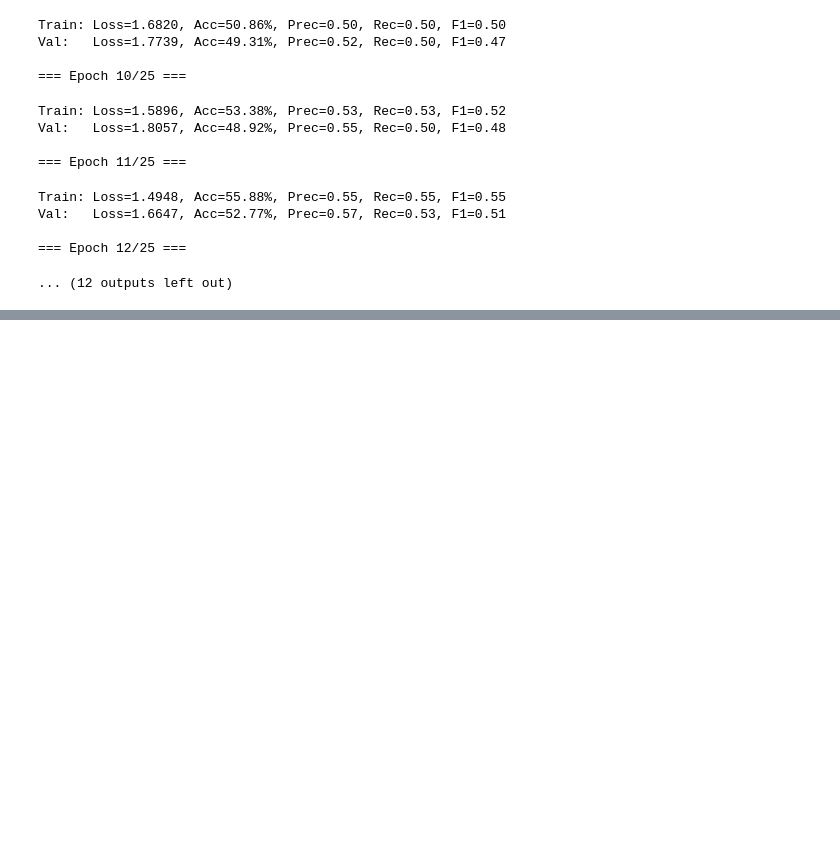
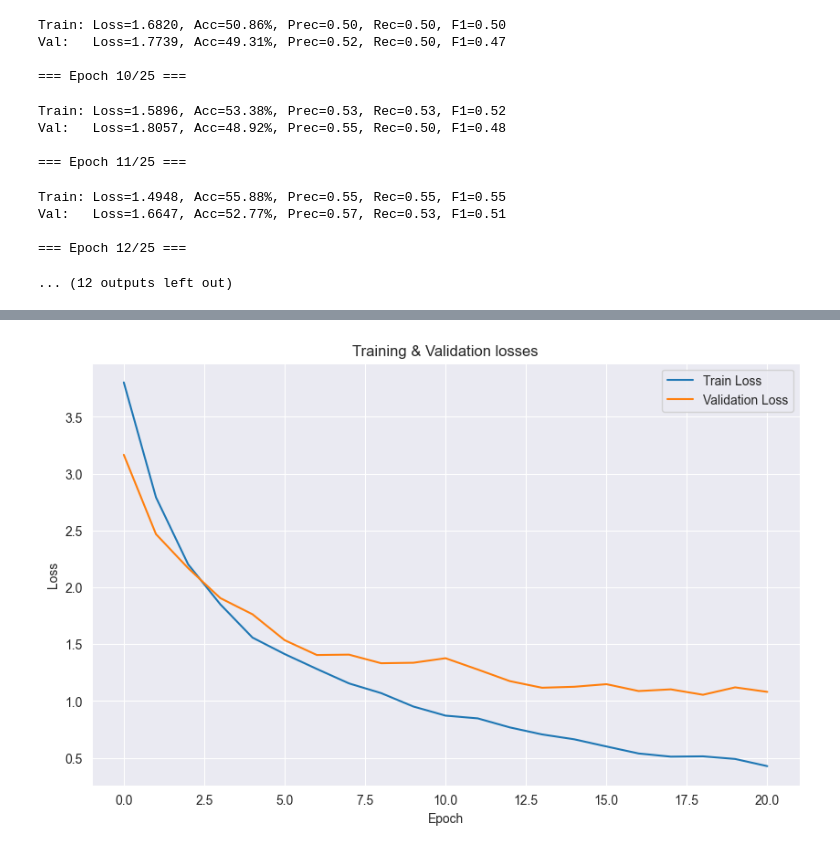
Before and after one commit to catnukh/ButterflyNet, a Jupyter notebook: hyperparams.ipynb, the cells around one changed output, grey strips where cells are left out. Cells and saved outputs as stored; diff of their text form; code cells hidden in the pictures; blank space fills up the shorter version.

```diff
--- a/hyperparams.ipynb
+++ b/hyperparams.ipynb
@@ -657,0 +717,5 @@ for key, value in trial.params.items():
+# %%
+plot_loss(train_metrics_v3["loss"],
+          val_metrics_v3["loss"])
+# %% [output]
+[figure, added]
```
Also changed, not shown: parts of 16 cells of this notebook.
